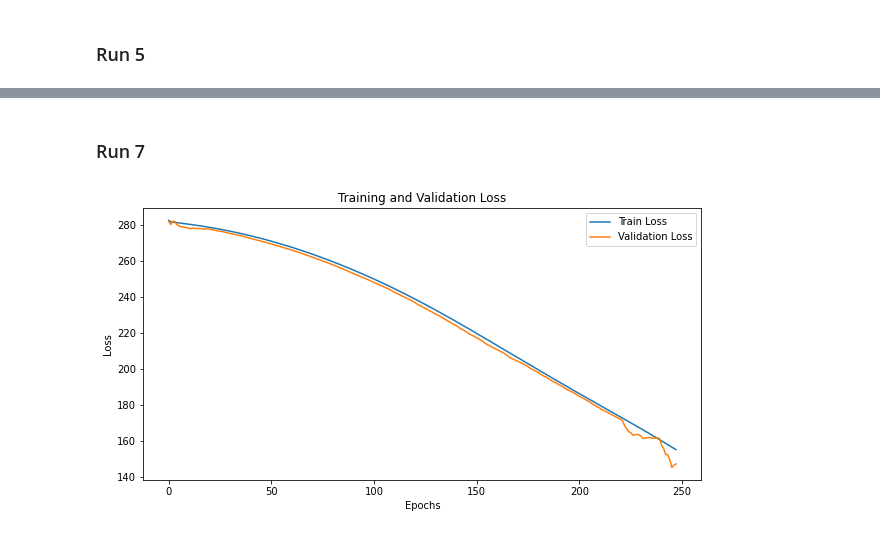
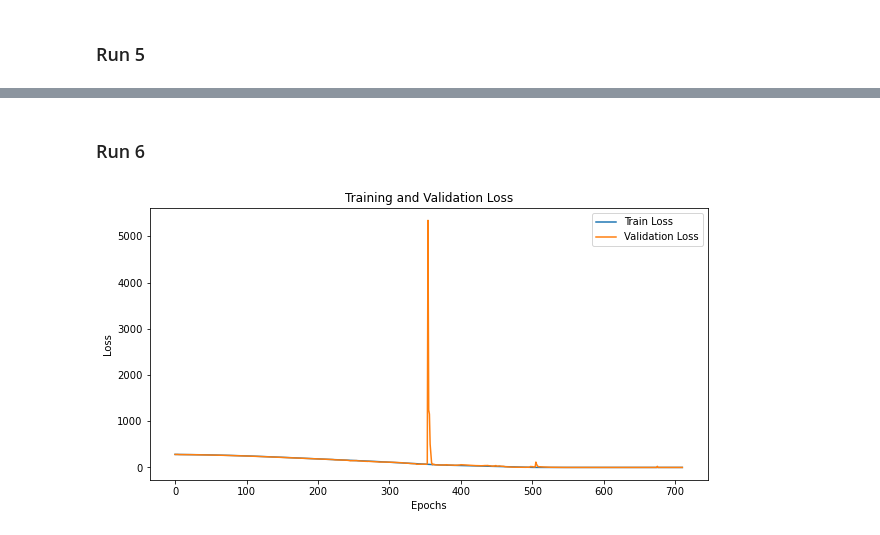
Before and after one commit to cleveryangcong/Bachelor_Thesis, a Jupyter notebook: notebooks/exploratory/2.7.1-dc-U_net_load_csv_and_test.ipynb, the cells around one changed output, grey strips where cells are left out. Saved outputs shown, nothing was run; the diff lists cells and outputs as text; code cells hidden in the pictures.

```diff
--- a/notebooks/exploratory/2.7.1-dc-U_net_load_csv_and_test.ipynb
+++ b/notebooks/exploratory/2.7.1-dc-U_net_load_csv_and_test.ipynb
@@ -304,10 +216,10 @@ KeyboardInterrupt:
 # %% [markdown]
-### Run 7
+### Run 6
 # %%
-df_run_7 = plot_losses(
+df_run_6_0 = plot_losses(
     "/Data/Delong_BA_Data/models/U_net/csv_log/_training_log_var_2_lead_0_lr_0.0003_ep_3000_bs_128_filters24.csv"
 )
 # %% [output]
-[figure, old version]
+[figure, new version]
 [interactive output not drawn]
 # %%
```
Also changed, not shown: parts of 17 cells of this notebook.
